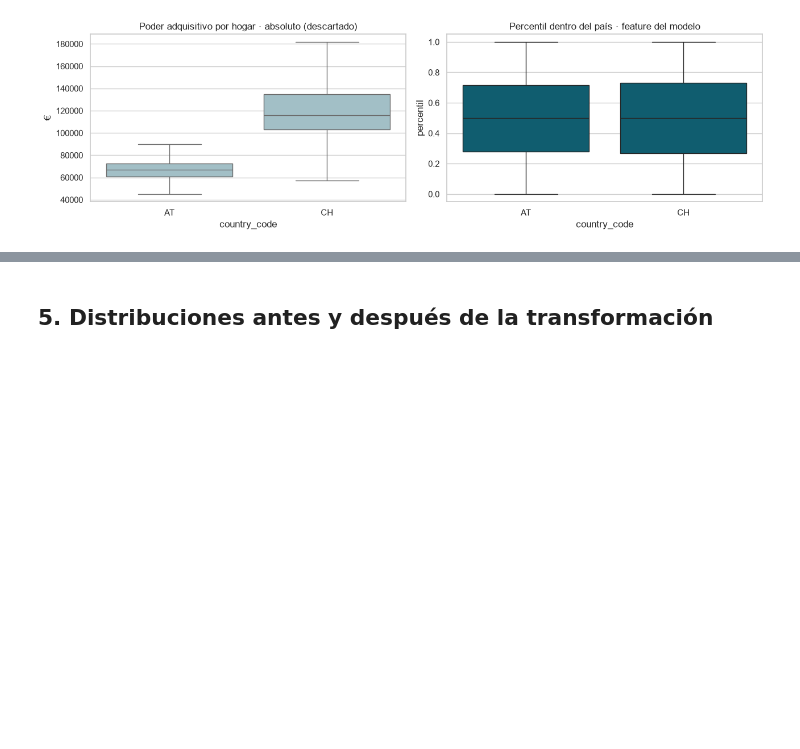
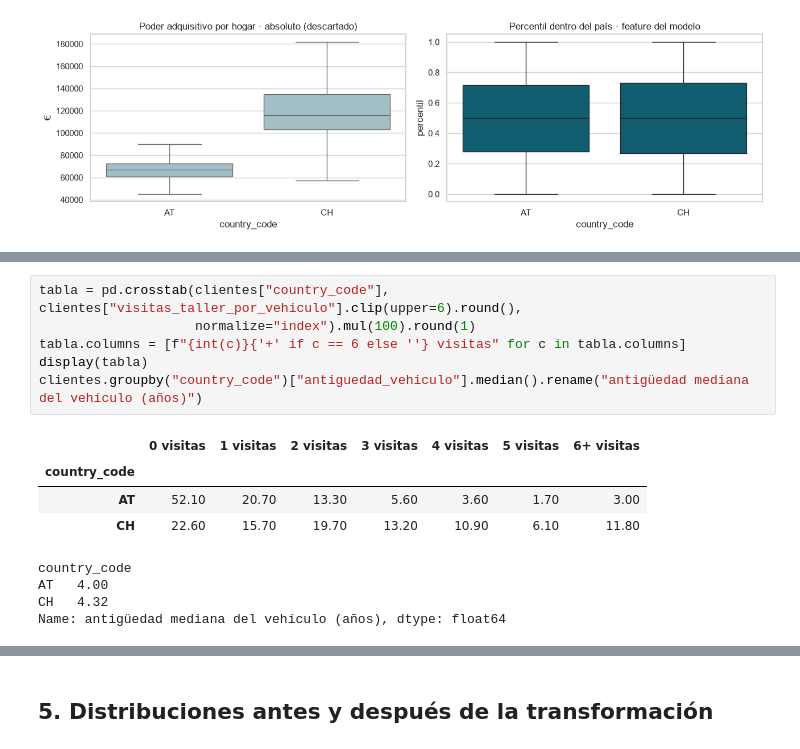
Before and after one commit to albaalibaii/Mercedes-Benz, a Jupyter notebook: Reto2_Features.ipynb, the cells around one changed output, grey strips where cells are left out. Drawn from its saved outputs; the diff is of its cells as text; blank space fills up the shorter version.

```diff
--- a/Reto2_Features.ipynb
+++ b/Reto2_Features.ipynb
@@ -195,0 +199,15 @@ cluster** para confirmar que ningún segmento es "un país".
+# %%
+tabla = pd.crosstab(clientes["country_code"], clientes["visitas_taller_por_vehiculo"].clip(upper=6).round(),
+                    normalize="index").mul(100).round(1)
+tabla.columns = [f"{int(c)}{'+' if c == 6 else ''} visitas" for c in tabla.columns]
+display(tabla)
+clientes.groupby("country_code")["antiguedad_vehiculo"].median().rename("antigüedad mediana del vehículo (años)")
+# %% [output]
+|  | 0 visitas | 1 visitas | 2 visitas | 3 visitas | 4 visitas | 5 visitas | 6+ visitas |
+| country_code |  |  |  |  |  |  |  |
+| AT | 52.10 | 20.70 | 13.30 | 5.60 | 3.60 | 1.70 | 3.00 |
+| CH | 22.60 | 15.70 | 19.70 | 13.20 | 10.90 | 6.10 | 11.80 |
+country_code
+AT   4.00
+CH   4.32
+Name: antigüedad mediana del vehículo (años), dtype: float64
```
Also changed, not shown: parts of 14 cells of this notebook, 2 other files.
